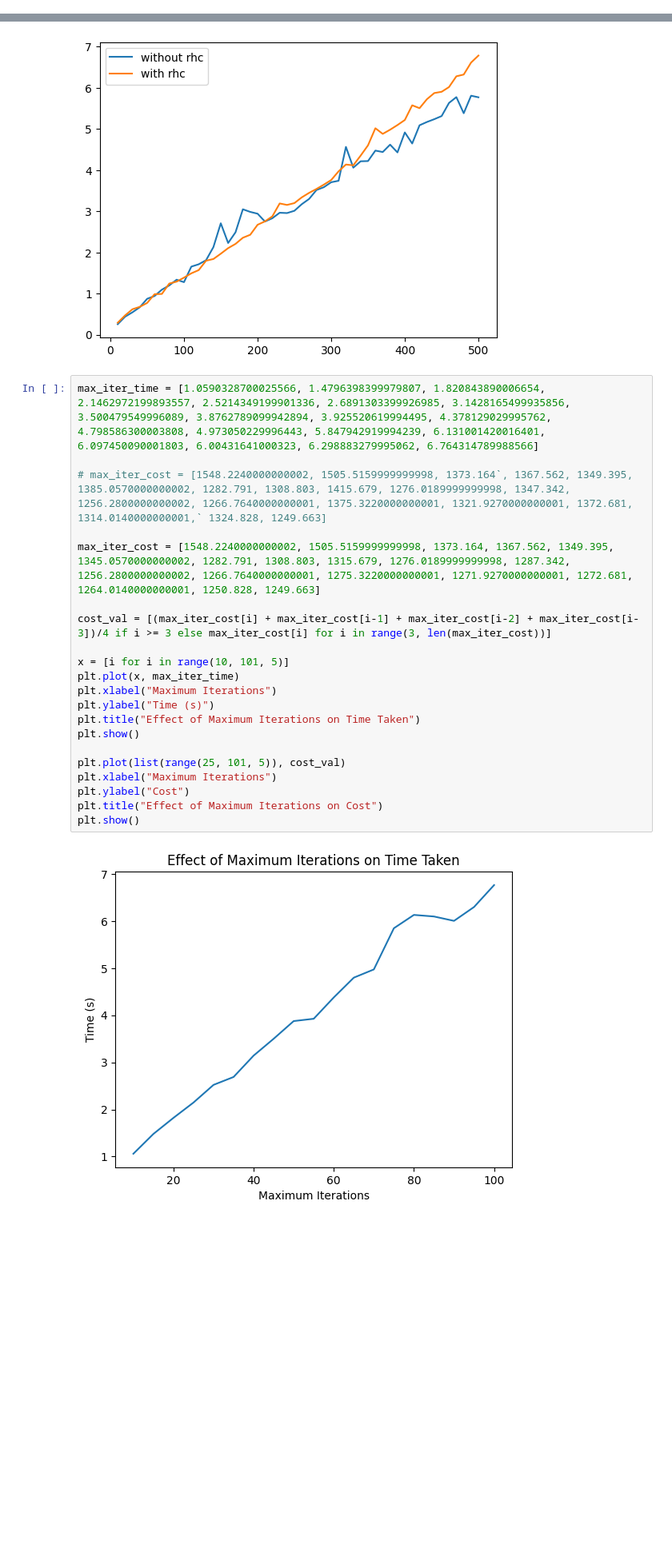
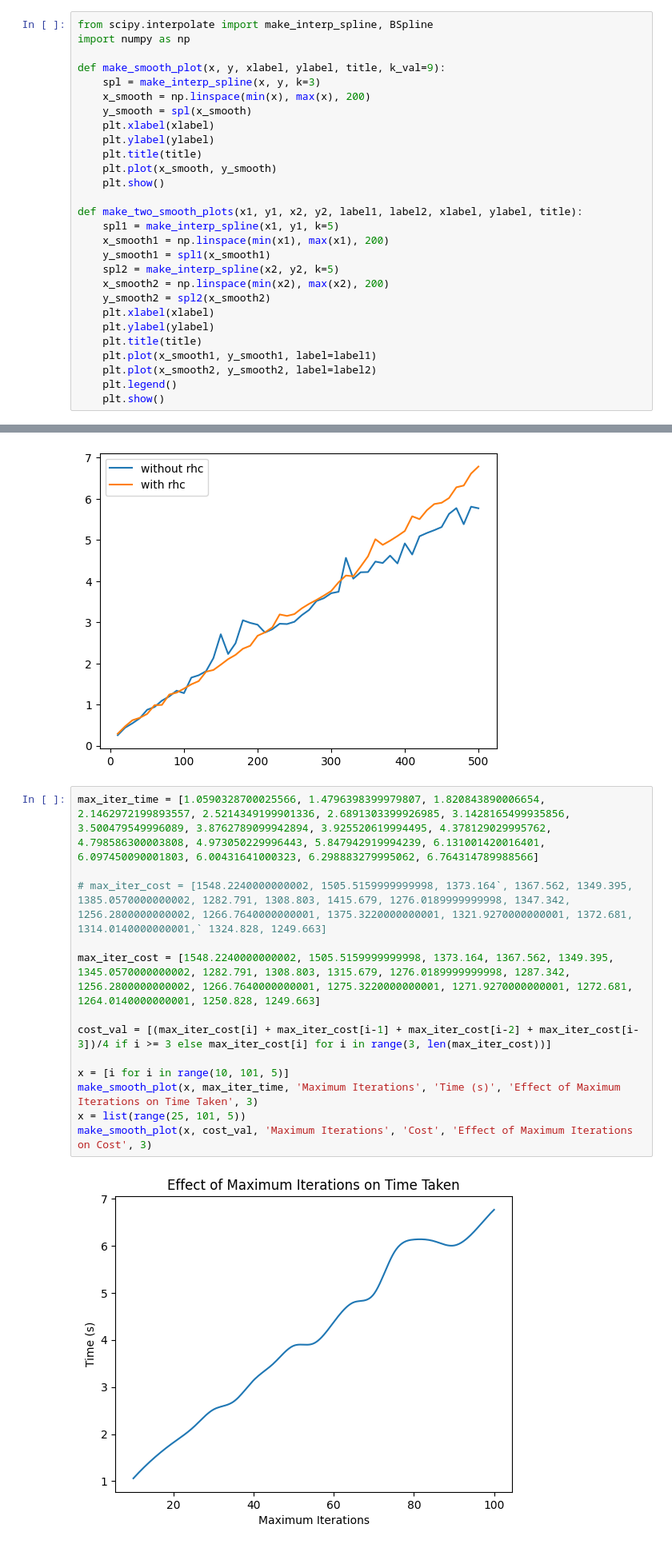
Before and after one commit to Abhijith-TR/Aircraft-Scheduling, a Jupyter notebook: results.ipynb, the cells around one changed output, grey strips where cells are left out. Shown at 80% size. Drawn from its saved outputs; the diff is of its cells as text; blank space fills up the shorter version.

```diff
--- a/results.ipynb
+++ b/results.ipynb
@@ -3,3 +4,31 @@ import matplotlib.pyplot as plt
+# %%
+from scipy.interpolate import make_interp_spline, BSpline
+import numpy as np
+
+def make_smooth_plot(x, y, xlabel, ylabel, title, k_val=9):
+    spl = make_interp_spline(x, y, k=3)
+    x_smooth = np.linspace(min(x), max(x), 200)
+    y_smooth = spl(x_smooth)
+    plt.xlabel(xlabel)
+    plt.ylabel(ylabel)
+    plt.title(title)
+    plt.plot(x_smooth, y_smooth)
+    plt.show()
+
+def make_two_smooth_plots(x1, y1, x2, y2, label1, label2, xlabel, ylabel, title):
+    spl1 = make_interp_spline(x1, y1, k=5)
+    x_smooth1 = np.linspace(min(x1), max(x1), 200)
+    y_smooth1 = spl1(x_smooth1)
+    spl2 = make_interp_spline(x2, y2, k=5)
+    x_smooth2 = np.linspace(min(x2), max(x2), 200)
+    y_smooth2 = spl2(x_smooth2)
+    plt.xlabel(xlabel)
+    plt.ylabel(ylabel)
+    plt.title(title)
+    plt.plot(x_smooth1, y_smooth1, label=label1)
+    plt.plot(x_smooth2, y_smooth2, label=label2)
+    plt.legend()
+    plt.show()
 # %%
 time = [0.2771474599954672, 0.461884860007558, 0.5661381300073117, 0.6368004200048745, 1.6523980399942957, 2.92896336998092, 3.1086935499915853, 3.476477899996098, 4.010654909978621, 4.182611560006626, 4.8597458400181495, 4.909582429996226, 4.773600129992701, 5.4572657799930315, 3.6048792099813, 5.168711740011349, 6.857599899976049, 3.2276918699964883, 2.592109269998036, 2.7523736500297673, 2.8767235999926926, 3.008488589990884, 3.1376275000162424, 3.236414189997595, 3.5251392099889927, 3.597212830011267, 3.844382929999847, 3.790657370002009, 3.7531767400098035, 4.465499600011389, 11.866186899982859, 13.650667399994564, 13.24249407000607, 12.042330310028046, 4.7746463499963285, 4.9386327200103555, 5.100591020006687, 5.404118940001354, 5.36336147999391, 14.194854009978007, 16.11318179999944, 16.62076283999486, 17.511228989996017, 18.71618089999538, 10.392819990008139, 19.04181077000685, 18.1989934100071, 8.848314879997634, 6.914509200002067, 7.356703479995486]
 
@@ -65,26 +103,18 @@ plt.show()
 # %%
 max_iter_time = [1.0590328700025566, 1.4796398399979807, 1.820843890006654, 2.1462972199893557, 2.5214349199901336, 2.6891303399926985, 3.1428165499935856, 3.500479549996089, 3.8762789099942894, 3.925520619994495, 4.378129029995762, 4.798586300003808, 4.973050229996443, 5.847942919994239, 6.131001420016401, 6.097450090001803, 6.00431641000323, 6.298883279995062, 6.764314789988566]
 
 # max_iter_cost = [1548.2240000000002, 1505.5159999999998, 1373.164`, 1367.562, 1349.395, 1385.0570000000002, 1282.791, 1308.803, 1415.679, 1276.0189999999998, 1347.342, 1256.2800000000002, 1266.7640000000001, 1375.3220000000001, 1321.9270000000001, 1372.681, 1314.0140000000001,` 1324.828, 1249.663]
 
 max_iter_cost = [1548.2240000000002, 1505.5159999999998, 1373.164, 1367.562, 1349.395, 1345.0570000000002, 1282.791, 1308.803, 1315.679, 1276.0189999999998, 1287.342, 1256.2800000000002, 1266.7640000000001, 1275.3220000000001, 1271.9270000000001, 1272.681, 1264.0140000000001, 1250.828, 1249.663]
 
 cost_val = [(max_iter_cost[i] + max_iter_cost[i-1] + max_iter_cost[i-2] + max_iter_cost[i-3])/4 if i >= 3 else max_iter_cost[i] for i in range(3, len(max_iter_cost))]
 
 x = [i for i in range(10, 101, 5)]
-plt.plot(x, max_iter_time)
-plt.xlabel("Maximum Iterations")
-plt.ylabel("Time (s)")
-plt.title("Effect of Maximum Iterations on Time Taken")
-plt.show()
-
-plt.plot(list(range(25, 101, 5)), cost_val)
-plt.xlabel("Maximum Iterations")
-plt.ylabel("Cost")
-plt.title("Effect of Maximum Iterations on Cost")
-plt.show()
+make_smooth_plot(x, max_iter_time, 'Maximum Iterations', 'Time (s)', 'Effect of Maximum Iterations on Time Taken', 3)
+x = list(range(25, 101, 5))
+make_smooth_plot(x, cost_val, 'Maximum Iterations', 'Cost', 'Effect of Maximum Iterations on Cost', 3)
 # %% [output]
-[figure, old version]
+[figure, new version]
 [figure]
 # %%
 trial_limit_time = [6.6683963199961, 6.845006979990285, 6.914518439990934, 6.994999909994658, 6.909772399999201, 6.909322049992625, 6.7720402900129555, 6.97096223999979, 6.9764865700039085, 6.913536089996342, 7.069085779995658, 7.017533640004695, 6.749301580002066, 6.835632169991731, 7.304499039996881, 7.0284968400024805, 6.838213819998782, 6.859692669997457, 7.166087870008778, 7.019454890000634, 6.864669780002441]
```
Also changed, not shown: parts of 4 cells of this notebook, 2 other files.
